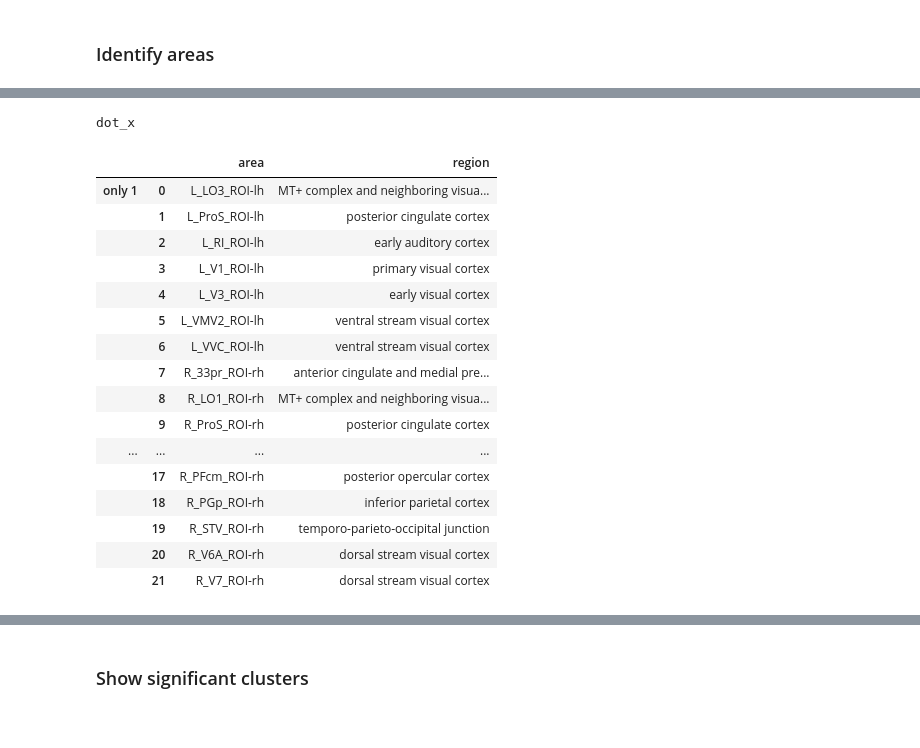
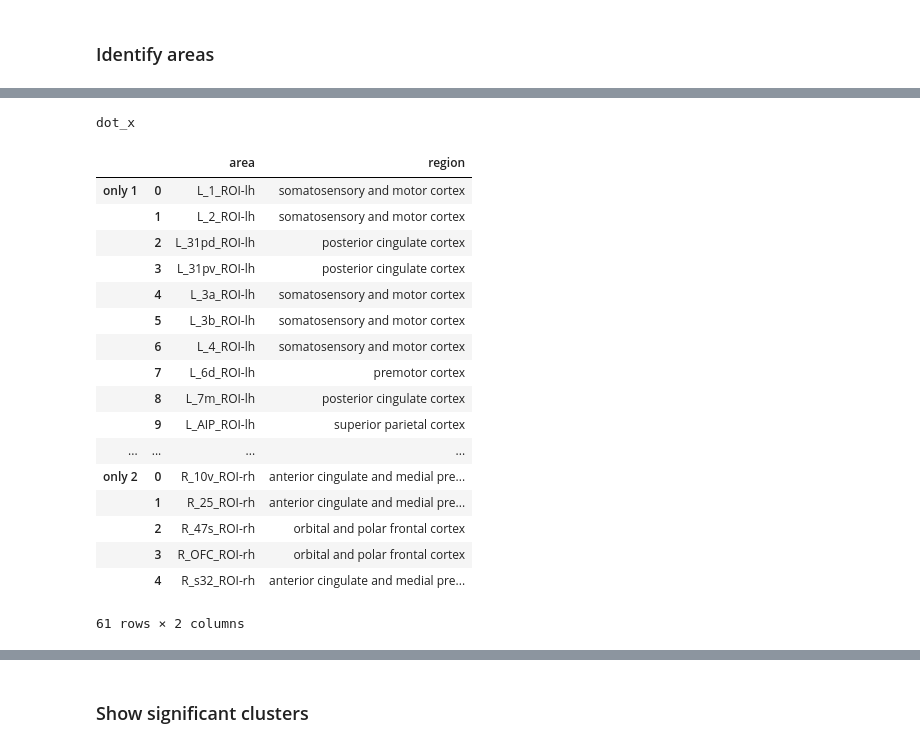
Before and after one commit to sbitzer/BeeMEG, a Jupyter notebook: second_level_areas.ipynb, the cells around one changed output, grey strips where cells are left out. Saved outputs shown, nothing was run; the diff lists cells and outputs as text; code cells hidden in the pictures.

```diff
--- a/second_level_areas.ipynb
+++ b/second_level_areas.ipynb
@@ -241,21 +233,22 @@ dot_x
-# %%
-active_areas(120, 170)
-# %% [output]
-dot_x
-|  |  | area | region |
-| only 1 | 0 | L_LO3_ROI-lh | MT+ complex and neighboring visua... |
-|  | 1 | L_ProS_ROI-lh | posterior cingulate cortex |
-|  | 2 | L_RI_ROI-lh | early auditory cortex |
-|  | 3 | L_V1_ROI-lh | primary visual cortex |
-|  | 4 | L_V3_ROI-lh | early visual cortex |
-|  | 5 | L_VMV2_ROI-lh | ventral stream visual cortex |
-|  | 6 | L_VVC_ROI-lh | ventral stream visual cortex |
-|  | 7 | R_33pr_ROI-rh | anterior cingulate and medial pre... |
-|  | 8 | R_LO1_ROI-rh | MT+ complex and neighboring visua... |
-|  | 9 | R_ProS_ROI-rh | posterior cingulate cortex |
-| ... | ... | ... | ... |
-|  | 17 | R_PFcm_ROI-rh | posterior opercular cortex |
-|  | 18 | R_PGp_ROI-rh | inferior parietal cortex |
-|  | 19 | R_STV_ROI-rh | temporo-parieto-occipital junction |
-|  | 20 | R_V6A_ROI-rh | dorsal stream visual cortex |
-|  | 21 | R_V7_ROI-rh | dorsal stream visual cortex |
+# %%
+active_areas(400, 590)
+# %% [output]
+dot_x
+|  |  | area | region |
+| only 1 | 0 | L_1_ROI-lh | somatosensory and motor cortex |
+|  | 1 | L_2_ROI-lh | somatosensory and motor cortex |
+|  | 2 | L_31pd_ROI-lh | posterior cingulate cortex |
+|  | 3 | L_31pv_ROI-lh | posterior cingulate cortex |
+|  | 4 | L_3a_ROI-lh | somatosensory and motor cortex |
+|  | 5 | L_3b_ROI-lh | somatosensory and motor cortex |
+|  | 6 | L_4_ROI-lh | somatosensory and motor cortex |
+|  | 7 | L_6d_ROI-lh | premotor cortex |
+|  | 8 | L_7m_ROI-lh | posterior cingulate cortex |
+|  | 9 | L_AIP_ROI-lh | superior parietal cortex |
+| ... | ... | ... | ... |
+| only 2 | 0 | R_10v_ROI-rh | anterior cingulate and medial pre... |
+|  | 1 | R_25_ROI-rh | anterior cingulate and medial pre... |
+|  | 2 | R_47s_ROI-rh | orbital and polar frontal cortex |
+|  | 3 | R_OFC_ROI-rh | orbital and polar frontal cortex |
+|  | 4 | R_s32_ROI-rh | anterior cingulate and medial pre... |
+61 rows × 2 columns
```
Also changed, not shown: parts of 14 cells of this notebook, 2 other files.
